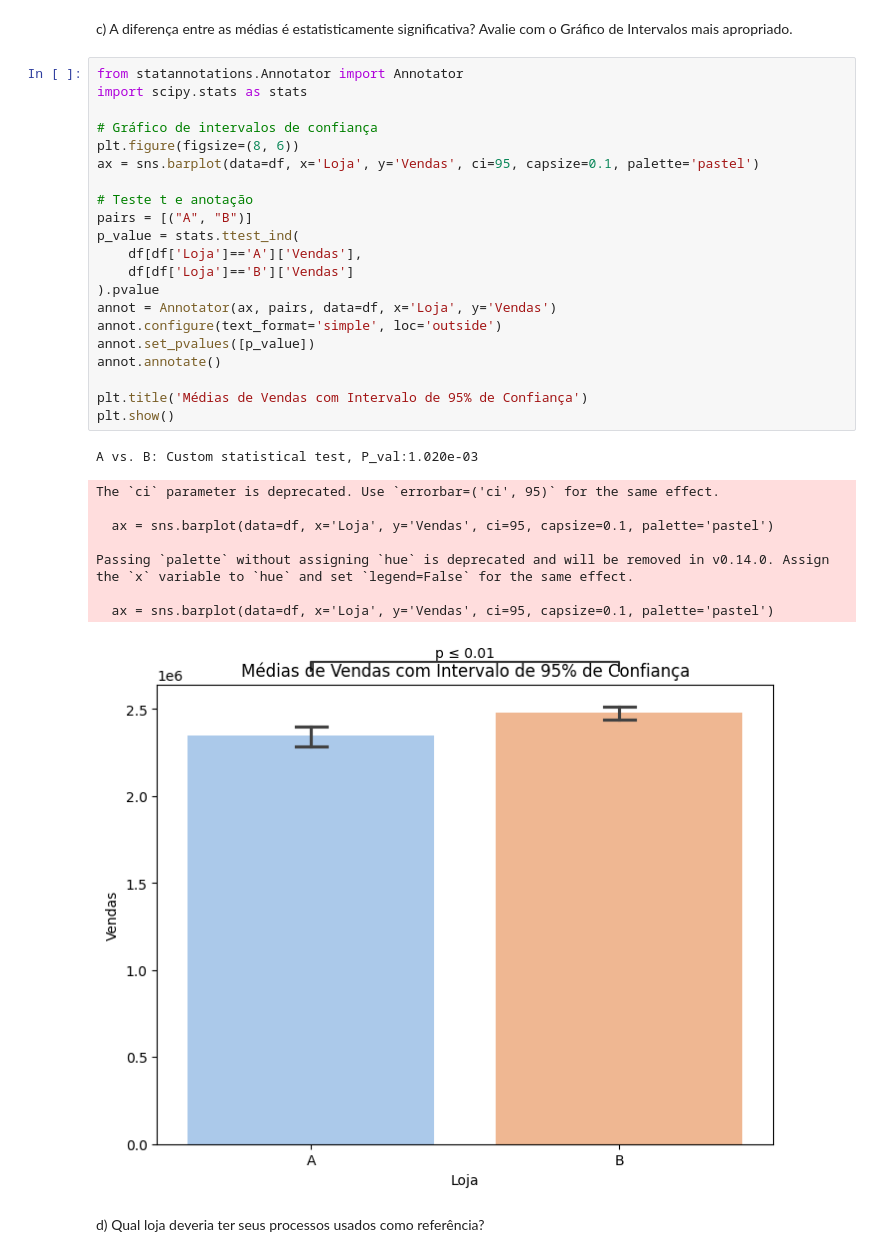
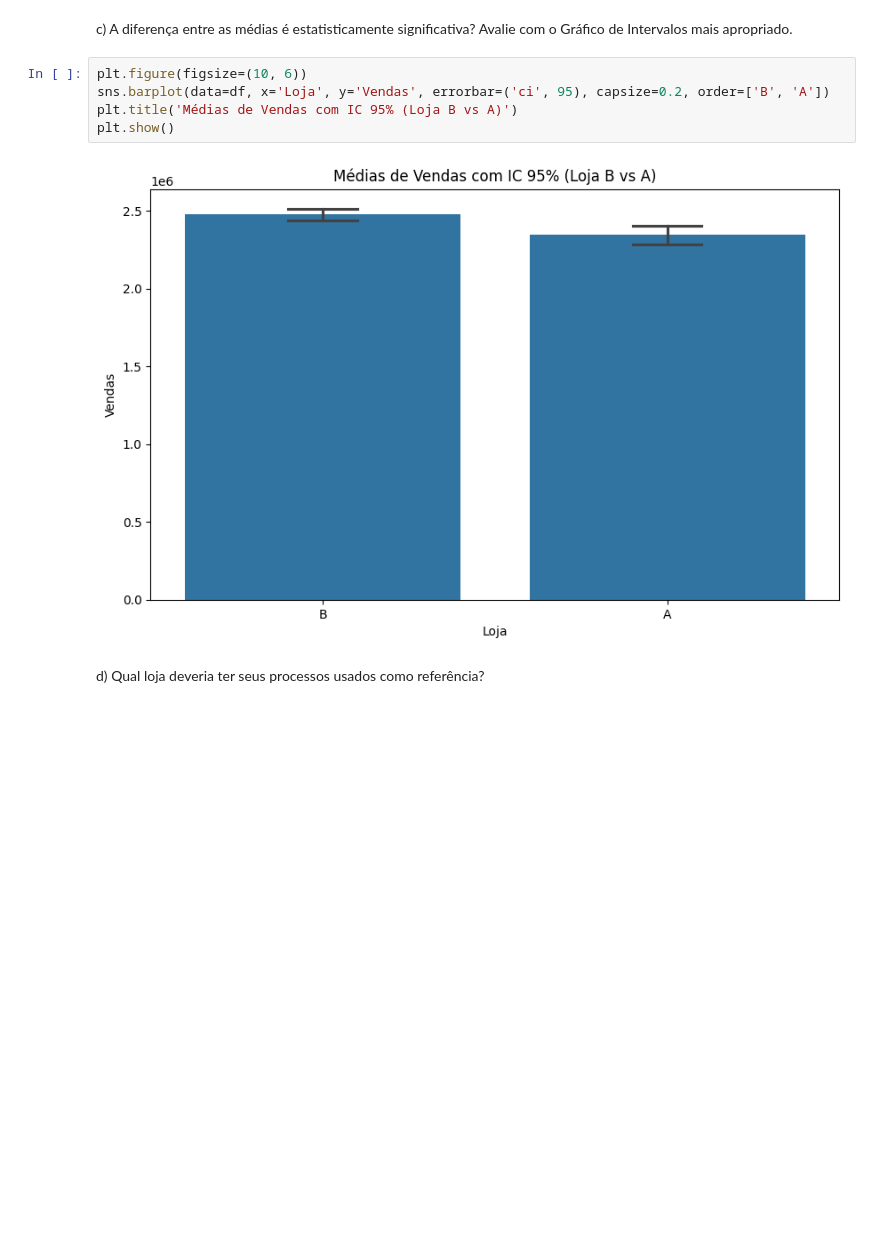
Before and after one commit to moises-rb/Analise_Dados, a Jupyter notebook: Green_Belt/3-Analyse/Exercicios/Lista_5/01-concessionaria.ipynb, the cells around one changed output. Saved outputs shown, nothing was run; the diff lists cells and outputs as text; blank space fills up the shorter version.

```diff
--- a/Green_Belt/3-Analyse/Exercicios/Lista_5/01-concessionaria.ipynb
+++ b/Green_Belt/3-Analyse/Exercicios/Lista_5/01-concessionaria.ipynb
@@ -112,36 +88,12 @@ plt.show()
 [figure]
 # %% [markdown]
 c) A diferença entre as médias é estatisticamente significativa? Avalie com o Gráfico de Intervalos mais apropriado.
-# %%
-from statannotations.Annotator import Annotator
-import scipy.stats as stats
-
-# Gráfico de intervalos de confiança
-plt.figure(figsize=(8, 6))
-ax = sns.barplot(data=df, x='Loja', y='Vendas', ci=95, capsize=0.1, palette='pastel')
-
-# Teste t e anotação
-pairs = [("A", "B")]
-p_value = stats.ttest_ind(
-    df[df['Loja']=='A']['Vendas'],
-    df[df['Loja']=='B']['Vendas']
-).pvalue
-annot = Annotator(ax, pairs, data=df, x='Loja', y='Vendas')
-annot.configure(text_format='simple', loc='outside')
-annot.set_pvalues([p_value])
-annot.annotate()
-
-plt.title('Médias de Vendas com Intervalo de 95% de Confiança')
-plt.show()
-# %% [output]
-A vs. B: Custom statistical test, P_val:1.020e-03
-The `ci` parameter is deprecated. Use `errorbar=('ci', 95)` for the same effect.
-
-  ax = sns.barplot(data=df, x='Loja', y='Vendas', ci=95, capsize=0.1, palette='pastel')
-
-Passing `palette` without assigning `hue` is deprecated and will be removed in v0.14.0. Assign the `x` variable to `hue` and set `legend=False` for the same effect.
-
-  ax = sns.barplot(data=df, x='Loja', y='Vendas', ci=95, capsize=0.1, palette='pastel')
-[figure, removed]
+# %%
+plt.figure(figsize=(10, 6))
+sns.barplot(data=df, x='Loja', y='Vendas', errorbar=('ci', 95), capsize=0.2, order=['B', 'A'])
+plt.title('Médias de Vendas com IC 95% (Loja B vs A)')
+plt.show()
+# %% [output]
+[figure, added]
 # %% [markdown]
 d) Qual loja deveria ter seus processos usados como referência?
```
Also changed, not shown: parts of 7 cells of this notebook.
